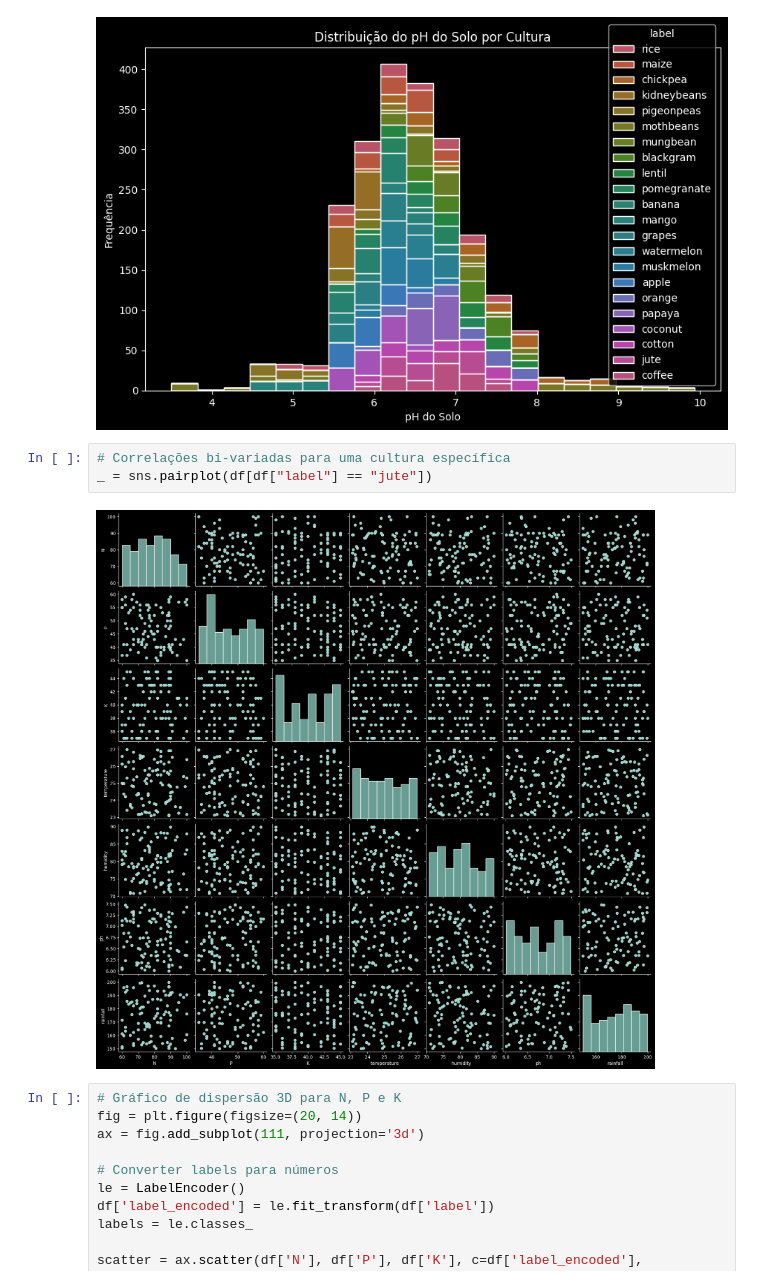
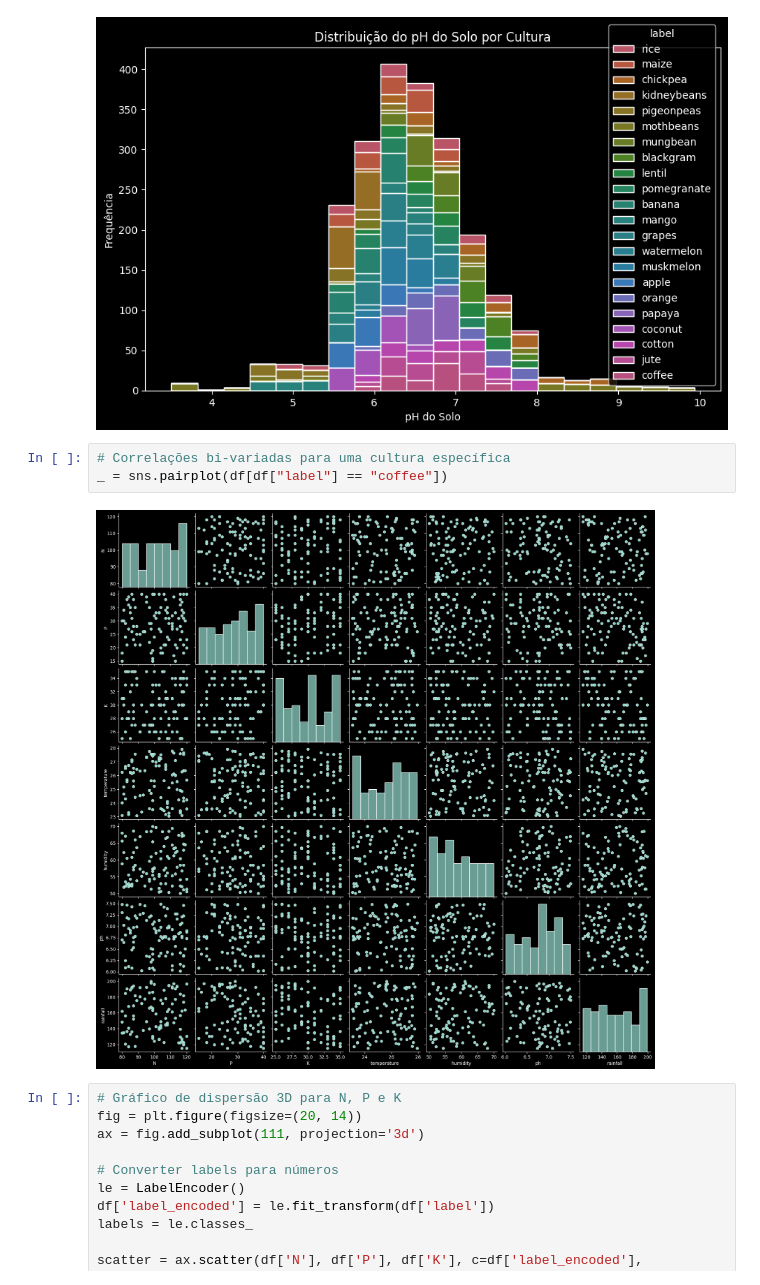
Before and after one commit to luisfuturist/activity-fiap-ai-p3a4, a Jupyter notebook: LuisFillipeEmidio_RM559976_fase3_cap14.ipynb, the cells around one changed output. Cells and saved outputs as stored; diff of their text form.

```diff
--- a/LuisFillipeEmidio_RM559976_fase3_cap14.ipynb
+++ b/LuisFillipeEmidio_RM559976_fase3_cap14.ipynb
@@ -426,9 +449,9 @@ plt.show()
 [figure]
 # %%
 # Correlações bi-variadas para uma cultura específica
-_ = sns.pairplot(df[df["label"] == "jute"])
+_ = sns.pairplot(df[df["label"] == "coffee"])
 # %% [output]
-[figure, old version]
+[figure, new version]
 # %%
 # Gráfico de dispersão 3D para N, P e K
 fig = plt.figure(figsize=(20, 14))
```
Also changed, not shown: parts of 3 cells of this notebook, 1 other file.
